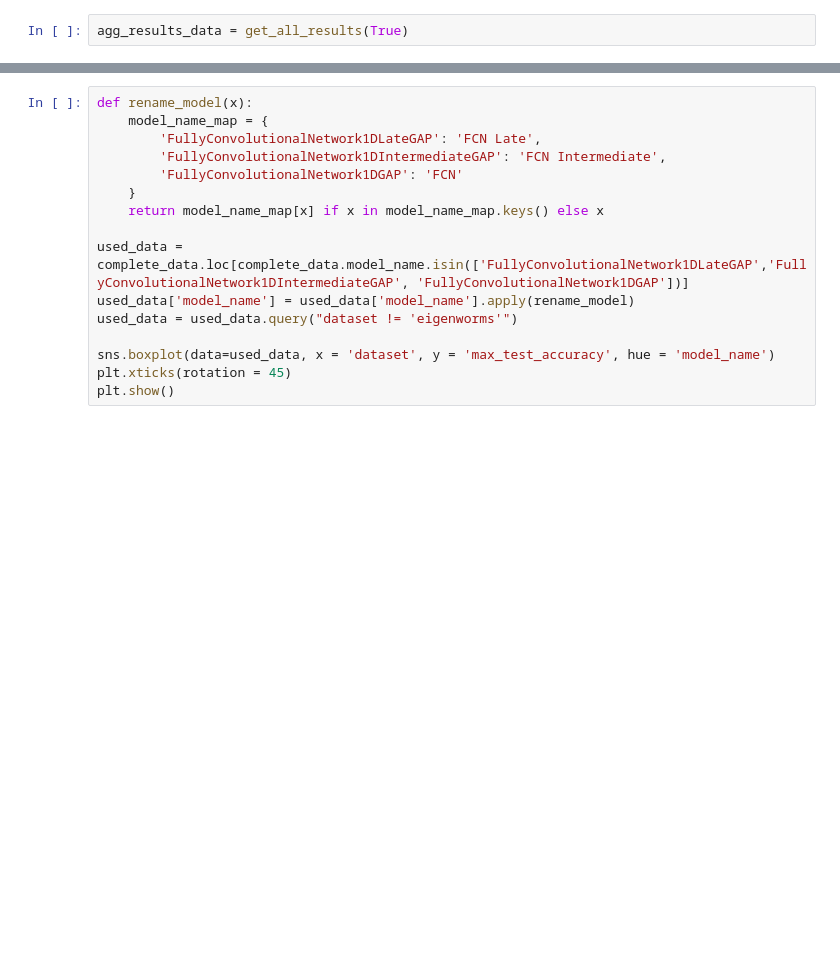
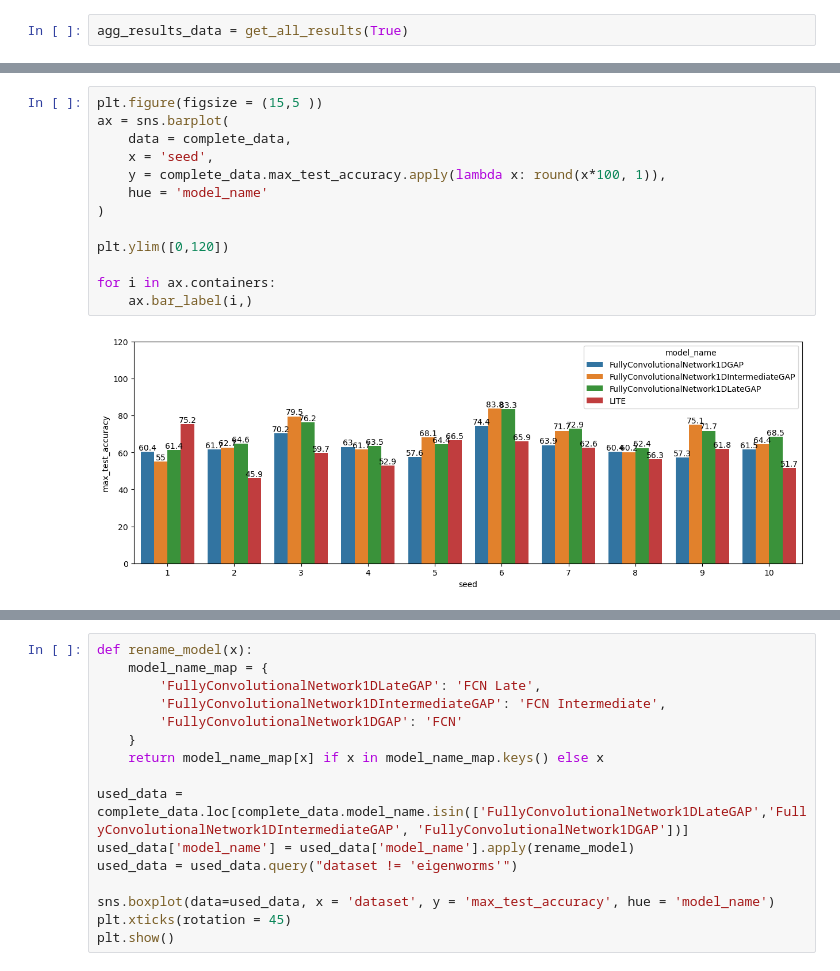
Before and after one commit to samuelthomaz7/multimodal_tsc_study_cases, a Jupyter notebook: test_notebook.ipynb, the cells around one changed output, grey strips where cells are left out. Drawn from its saved outputs; the diff is of its cells as text; blank space fills up the shorter version.

```diff
--- a/test_notebook.ipynb
+++ b/test_notebook.ipynb
@@ -85,3 +113,18 @@ array(['FullyConvolutionalNetwork1DGAP',
+# %%
+plt.figure(figsize = (15,5 ))
+ax = sns.barplot(
+    data = complete_data,
+    x = 'seed',
+    y = complete_data.max_test_accuracy.apply(lambda x: round(x*100, 1)),
+    hue = 'model_name'
+)
+
+plt.ylim([0,120])
+
+for i in ax.containers:
+    ax.bar_label(i,)
+# %% [output]
+[figure, added]
 # %%
 plt.figure(figsize = (12,5))
 used_data = complete_data.loc[complete_data.model_name.isin(['FullyConvolutionalNetwork1DGAP','FullyConvolutionalNetwork1DIntermediateGAP', 'FullyConvolutionalNetwork1DLateGAP'])]
```
Also changed, not shown: parts of 9 cells of this notebook, 6 other files.
